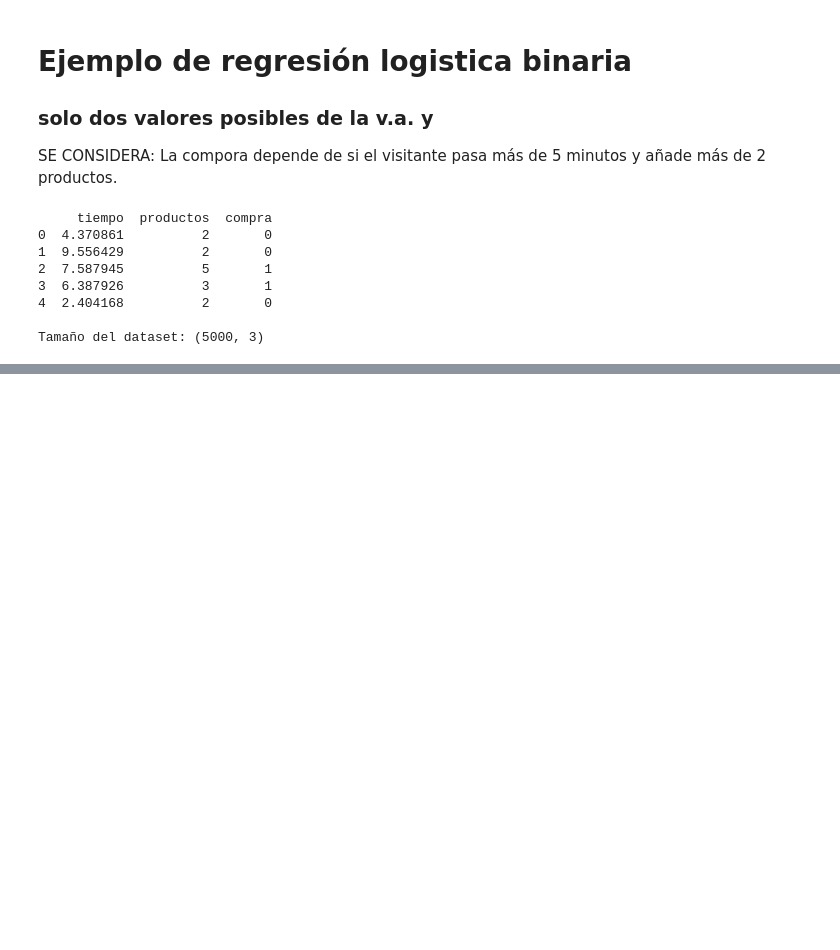
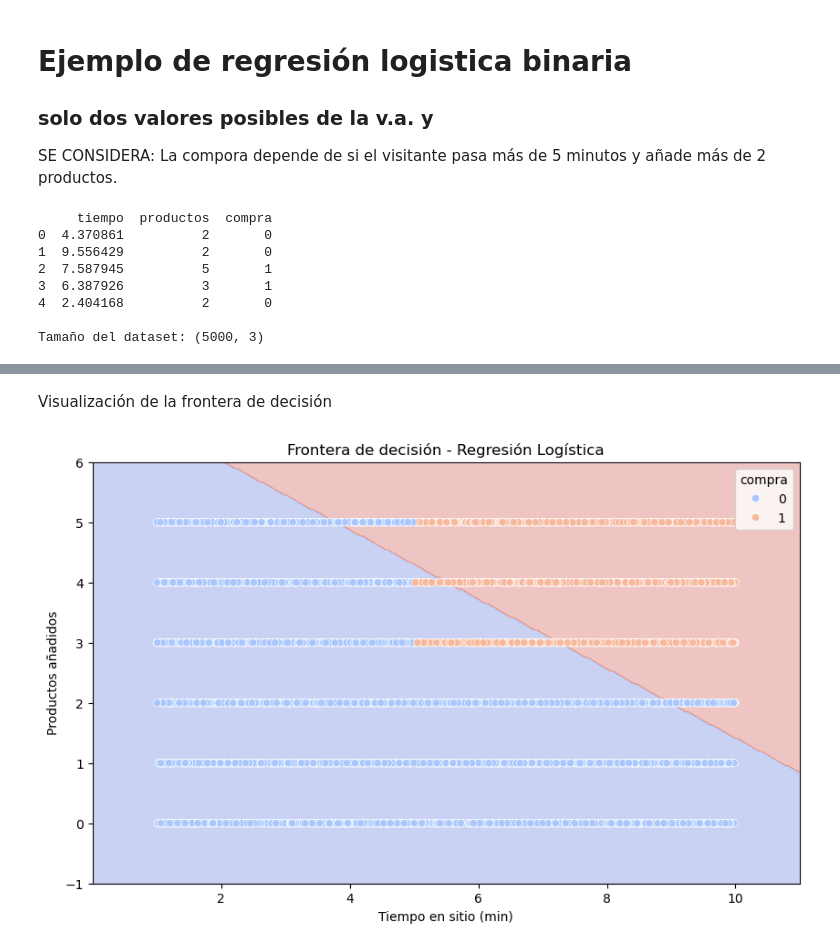
Before and after one commit to PeponeDLG/python_curso, a Jupyter notebook: Analisis/Bloque 4/Regresion_Logistica/regresion_logistica.ipynb, the cells around one changed output, grey strips where cells are left out. Drawn from its saved outputs; the diff is of its cells as text; code cells hidden in the pictures; blank space fills up the shorter version.

```diff
--- a/Analisis/Bloque 4/Regresion_Logistica/regresion_logistica.ipynb
+++ b/Analisis/Bloque 4/Regresion_Logistica/regresion_logistica.ipynb
@@ -35,0 +55,9 @@ Tamaño del dataset: (5000, 3)
+# %%
+# DIVISIÓN TRAIN/TEST
+X = data[['tiempo', 'productos']] # Variables predictoras
+y = data['compra'] # Variable objetivo
+# División 80% entrenamiento, 20% prueba
+X_train, X_test, y_train, y_test = model_selection.train_test_split(
+X, y, test_size=0.2, random_state=42
+)
+X_train.shape, X_test.shape
@@ -35,0 +68,6 @@ Tamaño del dataset: (5000, 3)
+# %%
+# ENTRENAMIENTO DEL MODELO
+modelo = linear_model.LogisticRegression()
+modelo.fit(X_train, y_train)
+print("Coeficientes del modelo:", modelo.coef_)
+print("Intercept:", modelo.intercept_)
@@ -35,0 +104,30 @@ Tamaño del dataset: (5000, 3)
+# %% [markdown]
+Visualización de la frontera de decisión
+# %%
+# VISUALIZACIÓN DE LA FRONTERA DE DECISIÓN
+# Crear una malla de puntos
+x_min, x_max = X['tiempo'].min() - 1, X['tiempo'].max() + 1
+y_min, y_max = X['productos'].min() - 1, X['productos'].max() + 1
+xx, yy = np.meshgrid(
+np.linspace(x_min, x_max, 300),
+np.linspace(y_min, y_max, 300)
+)
+# Crear DataFrame con nombres de columnas para evitar el warning
+grid = pd.DataFrame({
+'tiempo': xx.ravel(),
+'productos': yy.ravel()
+})
+# Predicción sobre la malla
+Z = modelo.predict(grid)
+Z = Z.reshape(xx.shape)
+# Gráfico
+plt.figure(figsize=(10, 6))
+plt.contourf(xx, yy, Z, alpha=0.3, cmap='coolwarm')
+# Puntos reales
+sb.scatterplot(data=data, x='tiempo', y='productos', hue='compra', palette='coolwarm')
+plt.title("Frontera de decisión - Regresión Logística")
+plt.xlabel("Tiempo en sitio (min)")
+plt.ylabel("Productos añadidos")
+plt.show()
+# %% [output]
+[figure, added]
```
Also changed, not shown: parts of 9 cells of this notebook, 4 other files.
